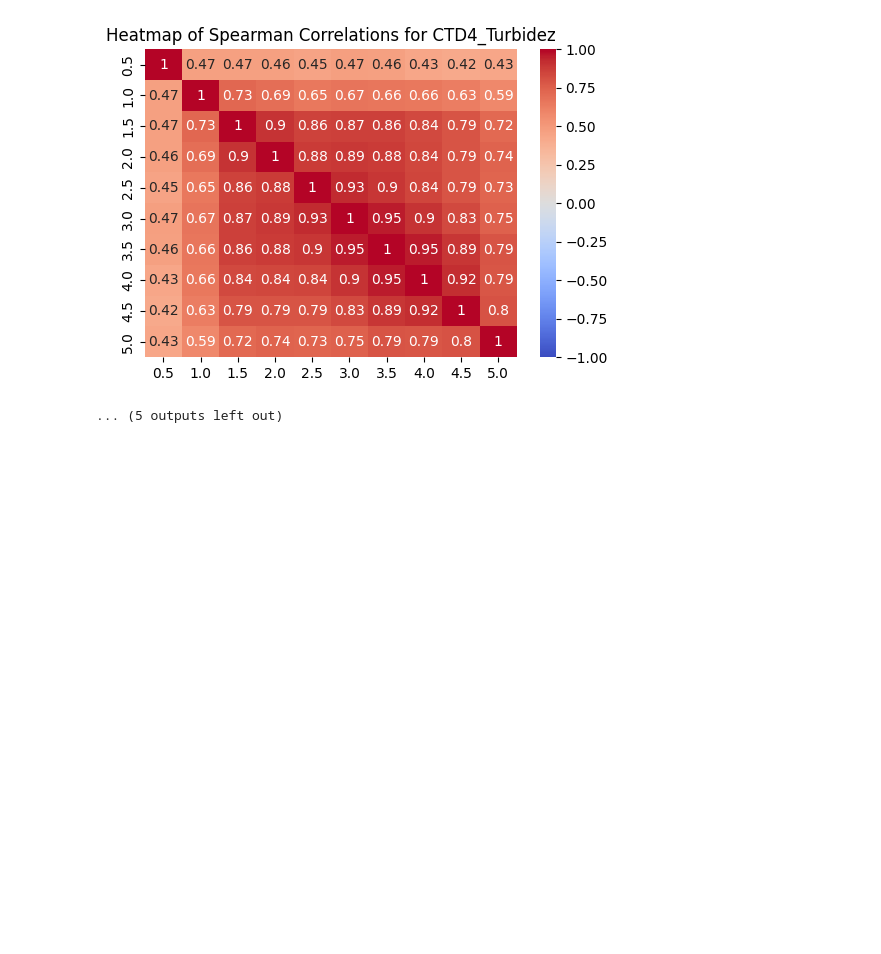
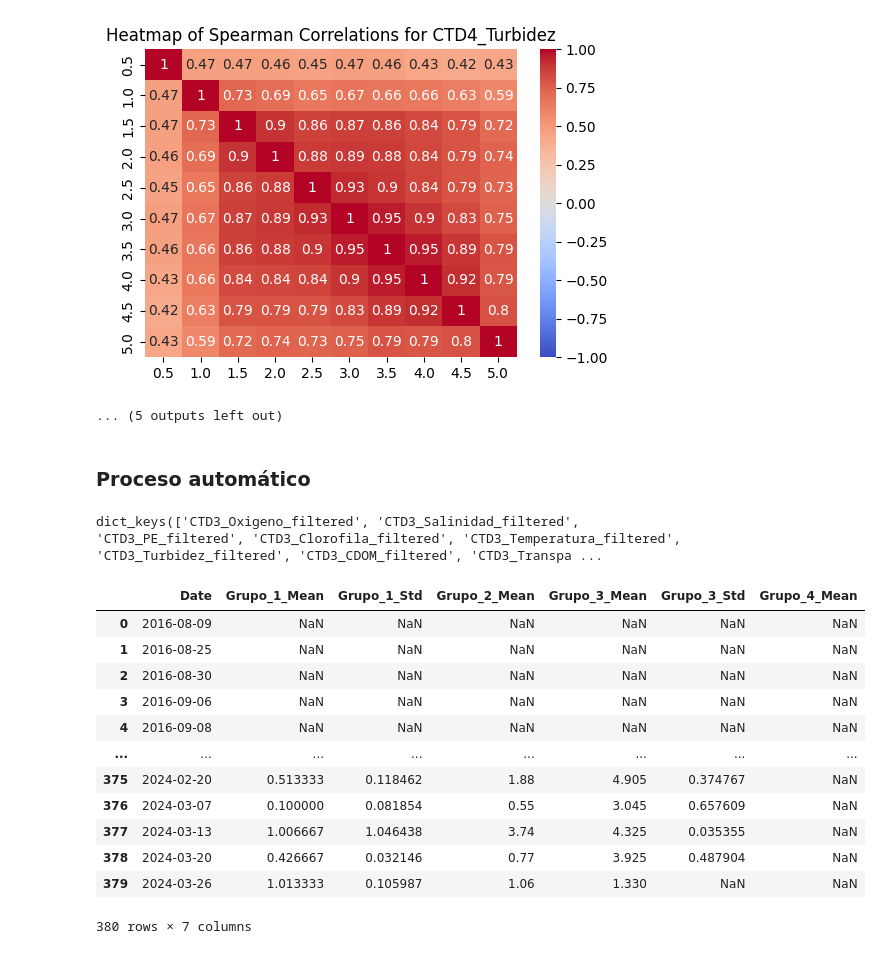
Before and after one commit to Antonio-MI/mar-menor-chl, a Jupyter notebook: DatosBoyas.ipynb, the cells around one changed output. Saved outputs shown, nothing was run; the diff lists cells and outputs as text; code cells hidden in the pictures; blank space fills up the shorter version.

```diff
--- a/DatosBoyas.ipynb
+++ b/DatosBoyas.ipynb
@@ -285,3 +296,5 @@ CTD4_Temperatura
 CTD4_Turbidez
 [figure]
 ... (5 outputs left out)
+# %% [markdown]
+### Proceso automático
@@ -287,0 +334,60 @@ CTD4_Turbidez
+# %%
+# Diccionario para guardar los dataframes filtrados, una vez se hayan agrupado las profundidades
+dataframes_filtered = {}
+
+
+for var in dataframes.keys():
+    print(var)
+    df = dataframes[var]
+    columnas = df.columns[1:]
+
+    # Grafo para agrupar profundidades similares
+    G = nx.Graph()
+    G.add_nodes_from(columnas)
+
+    for col1, col2 in list(itertools.combinations(columnas, 2)):
+        #print(f"{col1}, {col2}")
+        if ks_test(dataframes[var][col1], dataframes[var][col2], len(list(itertools.combinations(dataframes[var].columns[1:], 2)))):
+            G.add_edge(col1, col2)
+
+    # Encontrar componentes conectados (grupos de profundidades que comparten la misma distribución)
+    grupos = list(nx.connected_components(G))
+
+    # Crear un nuevo DataFrame para almacenar los grupos filtrados
+    df_filtered = pd.DataFrame(index=df.index)
+    df_filtered["Date"] = df["Date"]
+
+    for i, grupo in enumerate(grupos):
+
+        print(f"Grupo de profundidades con distribución común: {', '.join(grupo)}")
+        # Añadir las columnas del grupo al DataFrame filtrado
+        group_df = df[list(grupo)]
+        df_filtered[f'Grupo_{i+1}_Mean'] = group_df.mean(axis=1)
+
+        # Añadir la desviación estándar si el grupo tiene más de un elemento
+        if len(grupo) > 1:
+            df_filtered[f'Grupo_{i+1}_Std'] = group_df.std(axis=1)
+
+    dataframes_filtered[f"{var}_filtered"] = df_filtered
+
+    print("---" * 60)
+# %%
+dataframes_filtered.keys()
+# %% [output]
+dict_keys(['CTD3_Oxigeno_filtered', 'CTD3_Salinidad_filtered', 'CTD3_PE_filtered', 'CTD3_Clorofila_filtered', 'CTD3_Temperatura_filtered', 'CTD3_Turbidez_filtered', 'CTD3_CDOM_filtered', 'CTD3_Transpa ...
+# %%
+dataframes_filtered["CTD5_CDOM_filtered"]
+# %% [output]
+|  | Date | Grupo_1_Mean | Grupo_1_Std | Grupo_2_Mean | Grupo_3_Mean | Grupo_3_Std | Grupo_4_Mean |
+| 0 | 2016-08-09 | NaN | NaN | NaN | NaN | NaN | NaN |
+| 1 | 2016-08-25 | NaN | NaN | NaN | NaN | NaN | NaN |
+| 2 | 2016-08-30 | NaN | NaN | NaN | NaN | NaN | NaN |
+| 3 | 2016-09-06 | NaN | NaN | NaN | NaN | NaN | NaN |
+| 4 | 2016-09-08 | NaN | NaN | NaN | NaN | NaN | NaN |
+| ... | ... | ... | ... | ... | ... | ... | ... |
+| 375 | 2024-02-20 | 0.513333 | 0.118462 | 1.88 | 4.905 | 0.374767 | NaN |
+| 376 | 2024-03-07 | 0.100000 | 0.081854 | 0.55 | 3.045 | 0.657609 | NaN |
+| 377 | 2024-03-13 | 1.006667 | 1.046438 | 3.74 | 4.325 | 0.035355 | NaN |
+| 378 | 2024-03-20 | 0.426667 | 0.032146 | 0.77 | 3.925 | 0.487904 | NaN |
+| 379 | 2024-03-26 | 1.013333 | 0.105987 | 1.06 | 1.330 | NaN | NaN |
+380 rows × 7 columns
```
Also changed, not shown: parts of 10 cells of this notebook, 3 other files.
